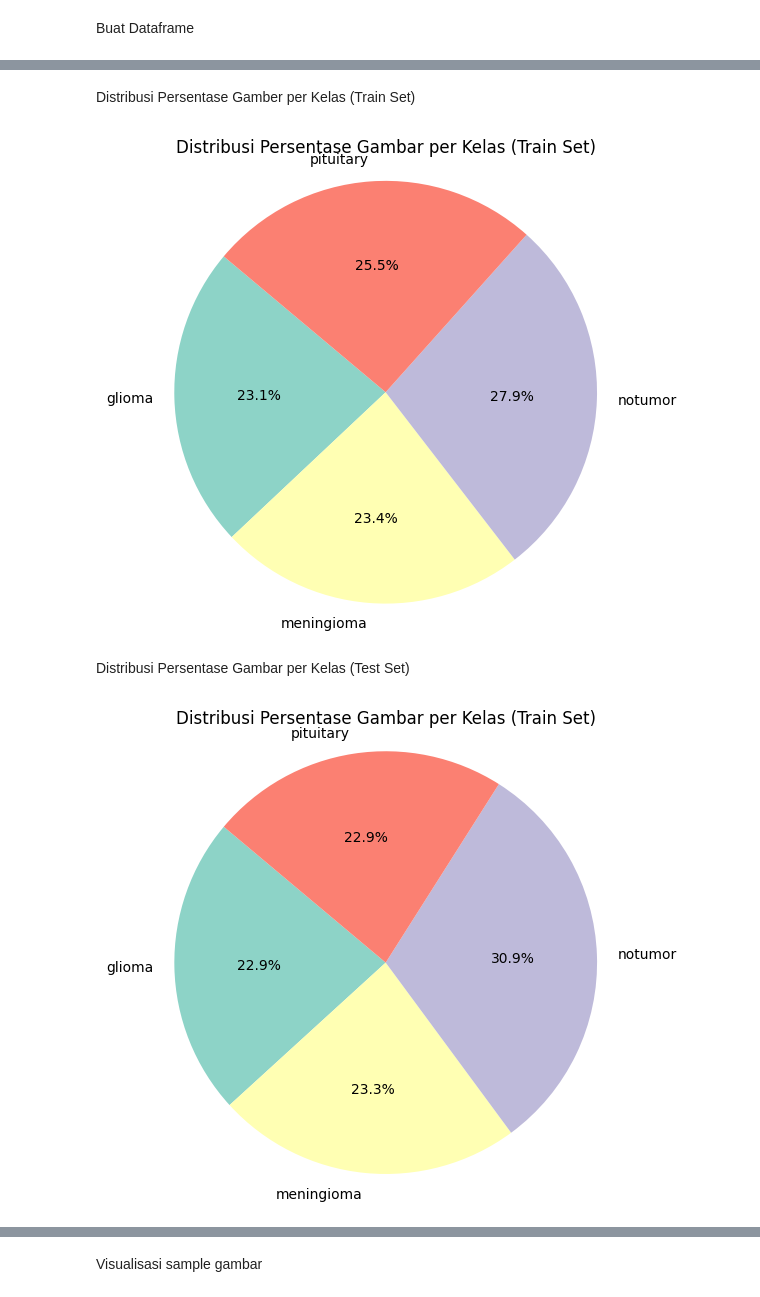
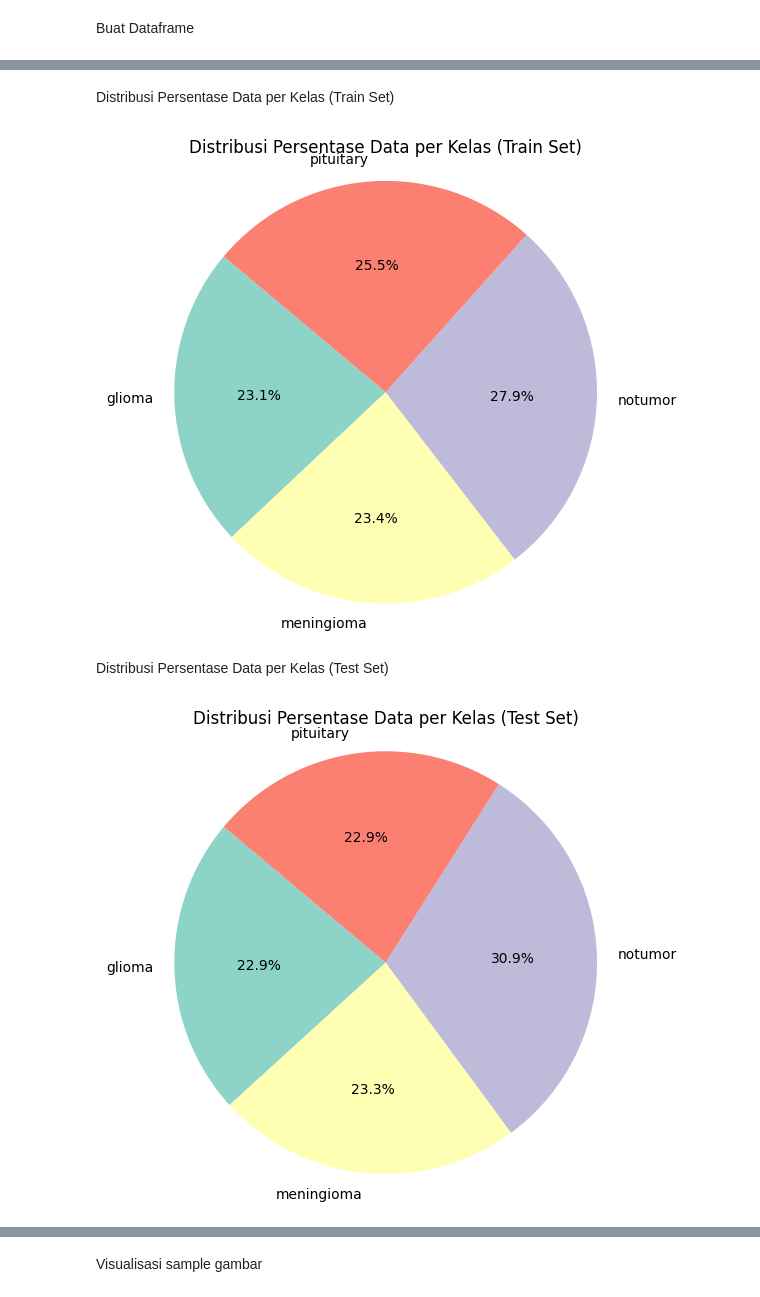
Before and after one commit to irsyamokta/neuroinsight-ml, a Jupyter notebook: notebook/neuroinsight.ipynb, the cells around one changed output, grey strips where cells are left out. Drawn from its saved outputs; the diff is of its cells as text; code cells hidden in the pictures.

```diff
--- a/notebook/neuroinsight.ipynb
+++ b/notebook/neuroinsight.ipynb
@@ -51,20 +84,20 @@ df = pd.DataFrame({
 # %% [markdown]
-Distribusi Persentase Gamber per Kelas (Train Set)
+Distribusi Persentase Data per Kelas (Train Set)
 # %%
 plt.figure(figsize=(6,6))
 plt.pie(df['Train'], labels=df['Class'], autopct='%1.1f%%', startangle=140, colors=sns.color_palette("Set3"))
-plt.title("Distribusi Persentase Gambar per Kelas (Train Set)")
+plt.title("Distribusi Persentase Data per Kelas (Train Set)")
 plt.axis('equal')
 plt.show()
 # %% [output]
-[figure, old version]
+[figure, new version]
 # %% [markdown]
-Distribusi Persentase Gambar per Kelas (Test Set)
+Distribusi Persentase Data per Kelas (Test Set)
 # %%
 plt.figure(figsize=(6,6))
 plt.pie(df['Test'], labels=df['Class'], autopct='%1.1f%%', startangle=140, colors=sns.color_palette("Set3"))
-plt.title("Distribusi Persentase Gambar per Kelas (Train Set)")
+plt.title("Distribusi Persentase Data per Kelas (Test Set)")
 plt.axis('equal')
 plt.show()
 # %% [output]
-[figure, old version]
+[figure, new version]
```
Also changed, not shown: parts of 29 cells of this notebook.
